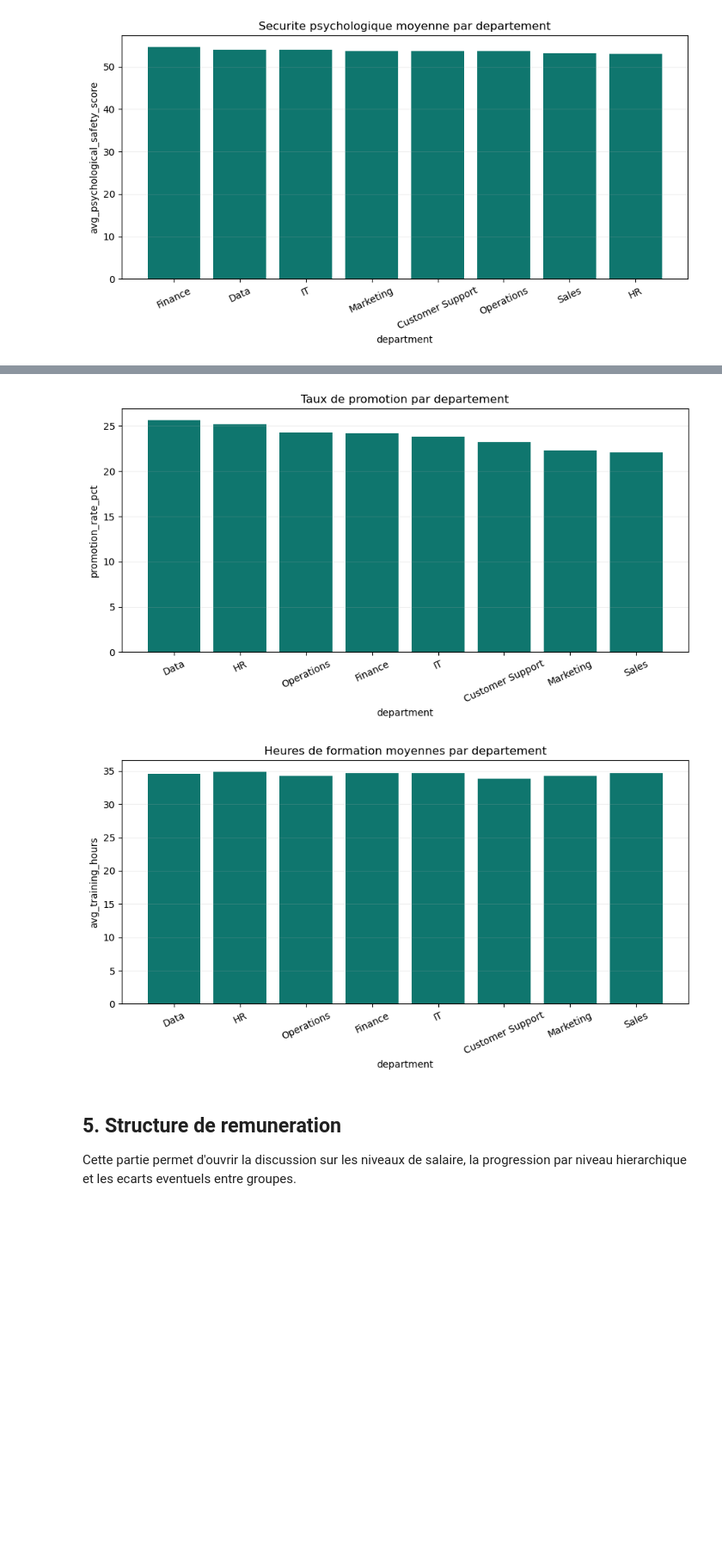
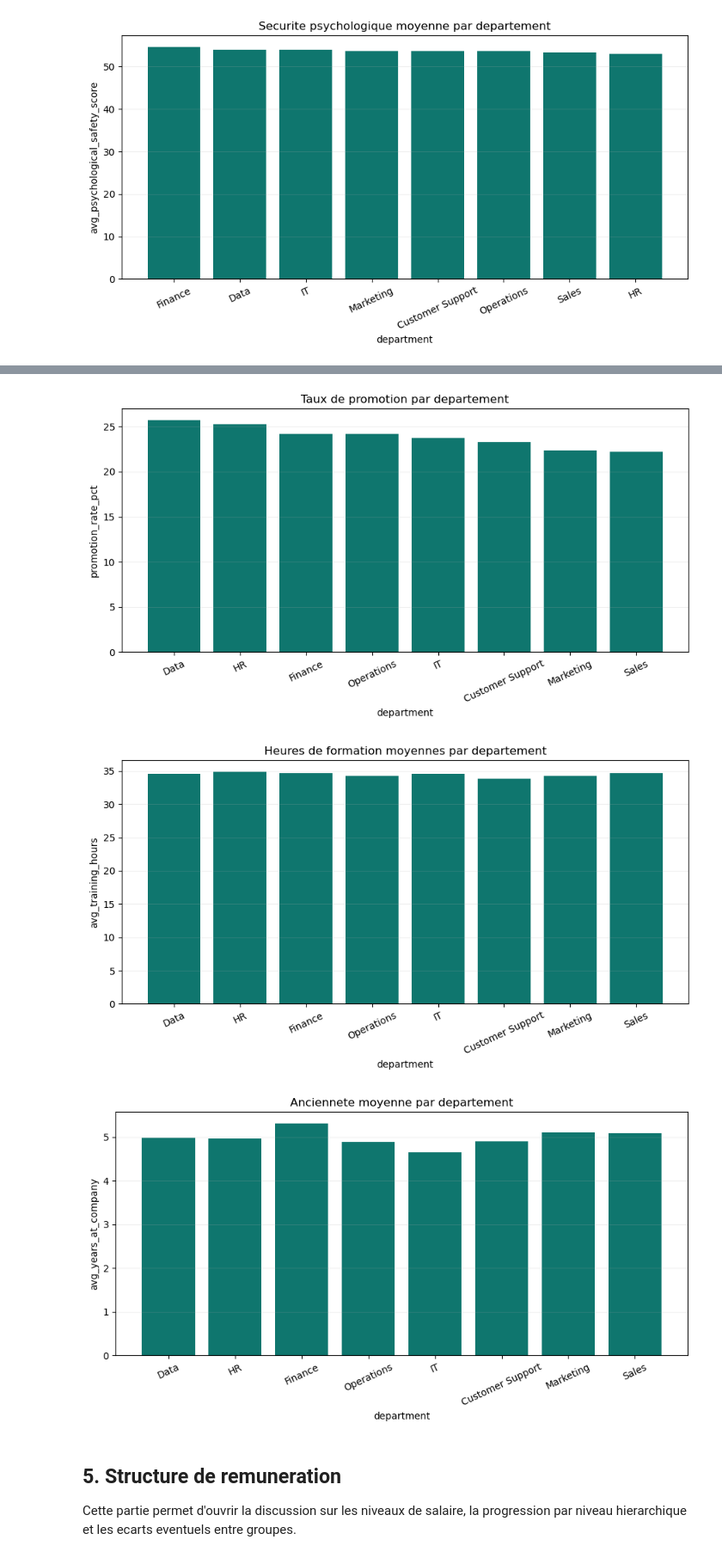
Before and after one commit to QuentinGense-hub/People_Analytics, a Jupyter notebook: notebooks/02_kpi_analyse_rh.ipynb, the cells around one changed output, grey strips where cells are left out. Shown at 86% size. Drawn from its saved outputs; the diff is of its cells as text; code cells hidden in the pictures; blank space fills up the shorter version.

```diff
--- a/notebooks/02_kpi_analyse_rh.ipynb
+++ b/notebooks/02_kpi_analyse_rh.ipynb
@@ -30,6 +30,7 @@ correlation_with_attrition = utils.correlation_with_attrition
 dataset_overview = utils.dataset_overview
 kpi_table = utils.kpi_table
 load_data = utils.load_data
+add_derived_columns = utils.add_derived_columns
 missing_summary = utils.missing_summary
 numeric_summary = utils.numeric_summary
 plot_bar = utils.plot_bar
@@ -48,7 +49,11 @@ find_best_threshold = utils.find_best_threshold
 classification_metrics = utils.classification_metrics
 
 DATA_PATH = PROJECT_ROOT / "raw" / "people_analytics_dataset.csv"
-df = load_data(DATA_PATH)
+raw_df = pd.read_csv(DATA_PATH)
+duplicate_employee_ids = int(raw_df["employee_id"].duplicated().sum()) if "employee_id" in raw_df.columns else 0
+source_row_count = len(raw_df)
+df = add_derived_columns(raw_df.drop_duplicates(subset=["employee_id"]).copy())
+clean_row_count = len(df)
 pd.set_option("display.max_columns", 100)
 # %% [markdown]
 ## 1. Tableau de bord KPI
@@ -180,6 +187,7 @@ career_table = pd.DataFrame(
         "promotion_rate_pct": df.groupby("department")["promotion_last_3y"].mean() * 100,
         "avg_training_hours": df.groupby("department")["training_hours"].mean(),
         "avg_internal_mobility": df.groupby("department")["internal_mobility_count"].mean(),
+        "avg_years_at_company": df.groupby("department")["years_at_company"].mean(),
     }
 ).round(2).sort_values("promotion_rate_pct", ascending=False)
 
@@ -198,9 +206,11 @@ career_table
 # %%
 plot_bar(career_table.reset_index(), "department", "promotion_rate_pct", title="Taux de promotion par departement", rotation=25)
 plot_bar(career_table.reset_index(), "department", "avg_training_hours", title="Heures de formation moyennes par departement", rotation=25)
+plot_bar(career_table.reset_index(), "department", "avg_years_at_company", title="Anciennete moyenne par departement", rotation=25)
 # %% [output]
-[figure, old version]
+[figure, new version]
-[figure, old version]
+[figure, new version]
+[figure, added]
 # %% [markdown]
 ## 5. Structure de remuneration
 
```
Also changed, not shown: parts of 15 cells of this notebook, 6 other files.
